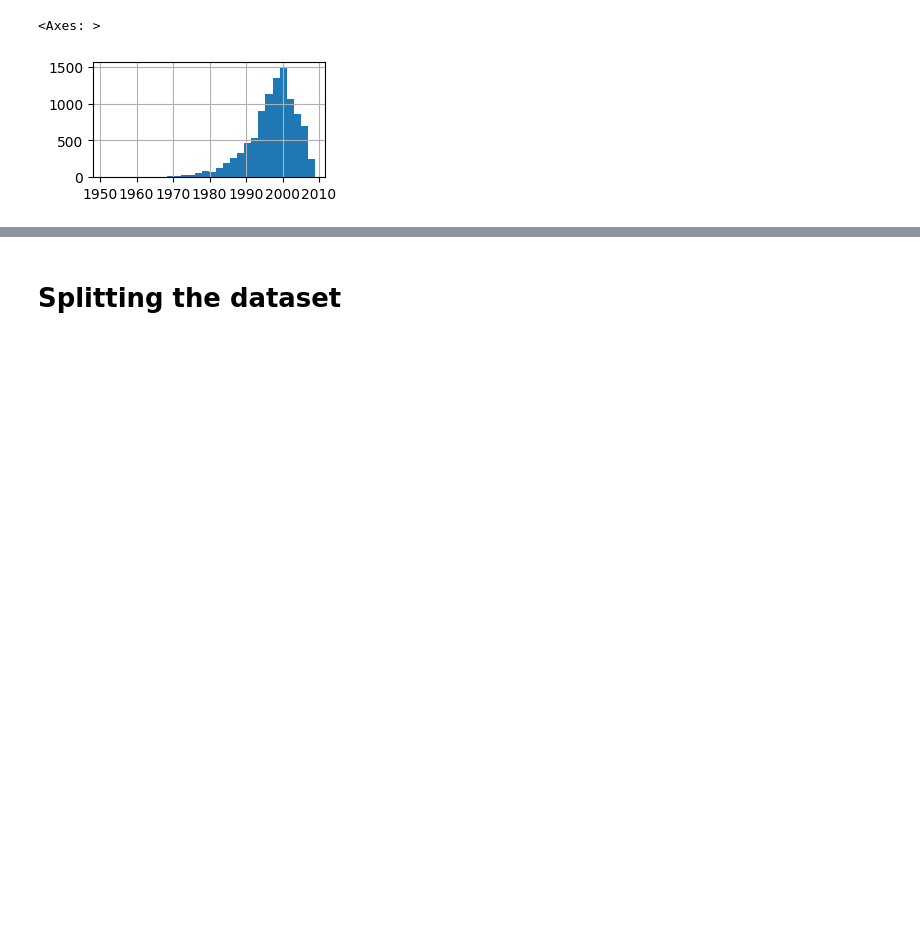
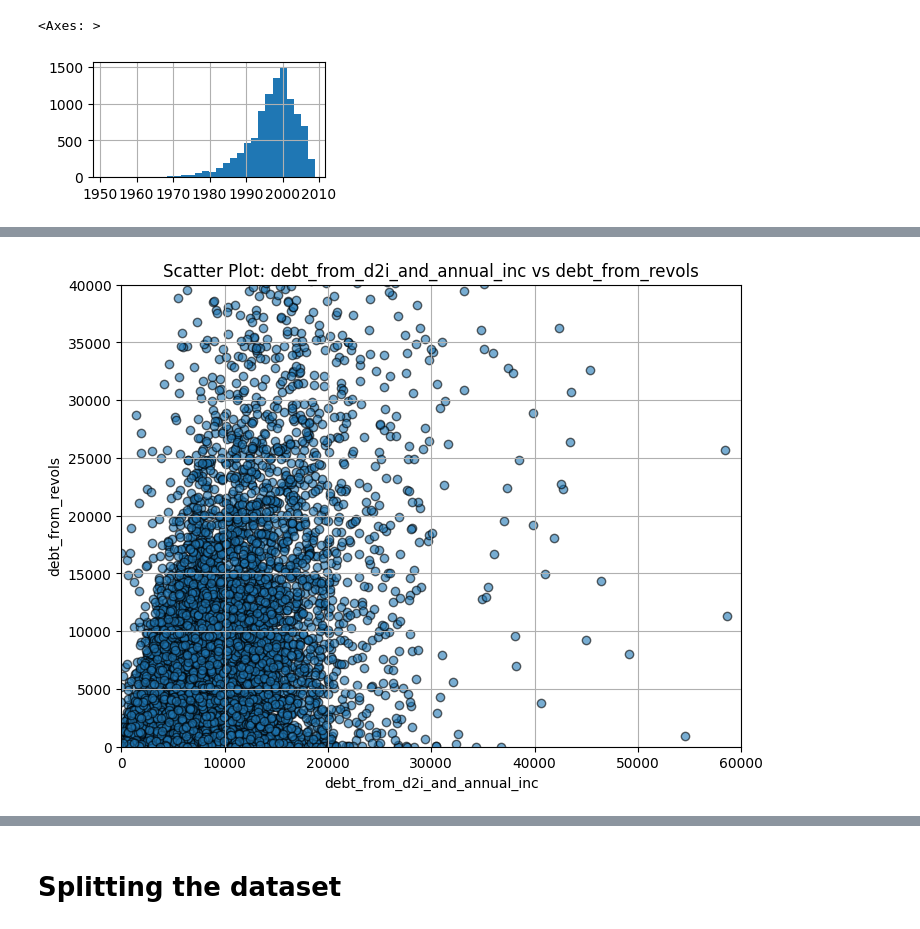
Before and after one commit to 37signals37/lending_club, a Jupyter notebook: dataset_validation.ipynb, the cells around one changed output, grey strips where cells are left out. Cells and saved outputs as stored; diff of their text form; code cells hidden in the pictures; blank space fills up the shorter version.

```diff
--- a/dataset_validation.ipynb
+++ b/dataset_validation.ipynb
@@ -576,0 +665,8 @@ Type of missingness is unknown at this time.
+# %%
+df_clean["debt_from_d2i_and_annual_inc"] = df_clean["debt_to_income"]/100 * df_clean["annual_inc"]
+df_clean["debt_from_revols"] = df_clean["revol_bal"] * df_clean["revol_util"]/100
+
+cols_num.append("debt_from_d2i_and_annual_inc")
+cols_num.append("debt_from_revols")
+
+describe_column(df_clean, "debt_from_revols")
@@ -576,0 +691,14 @@ Type of missingness is unknown at this time.
+# %%
+x_col = "debt_from_d2i_and_annual_inc"
+y_col = "debt_from_revols"
+scatter_plot(df_clean, "debt_from_d2i_and_annual_inc", "debt_from_revols", xlim=(0,60000), ylim=(0,40000))
+# plt.figure(figsize=(8, 6))
+# plt.scatter(df_clean[x_col], df_clean[y_col], alpha=0.6, edgecolor='k')
+# plt.title(f"Scatter Plot: {x_col} vs {y_col}")
+# plt.xlabel(x_col)
+# plt.ylabel(y_col)
+# plt.grid(True)
+# # Limit the ranges of axes
+# plt.show()
+# %% [output]
+[figure, added]
```
Also changed, not shown: parts of 88 cells of this notebook.
